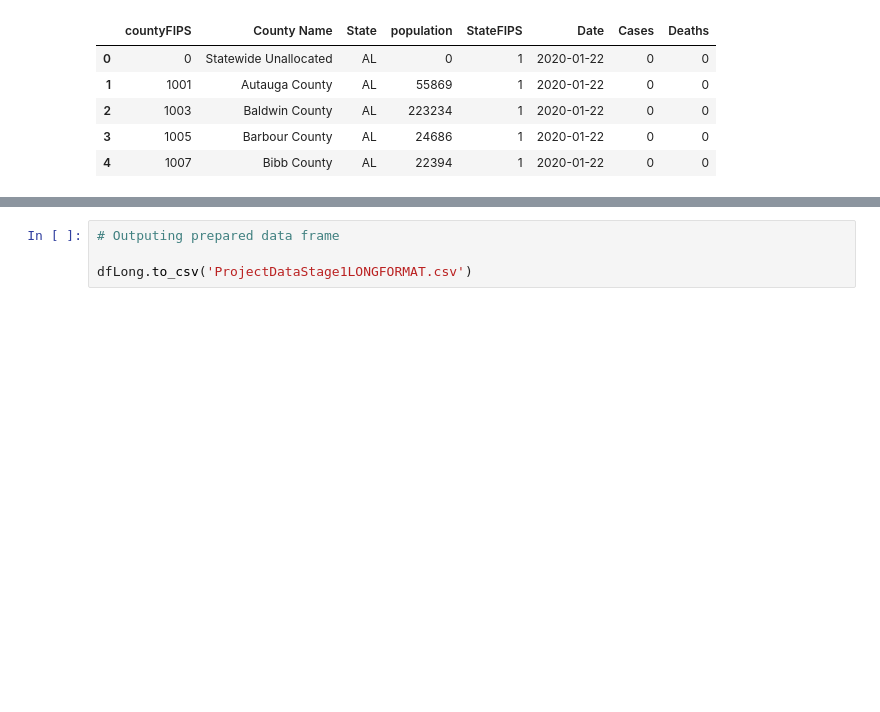
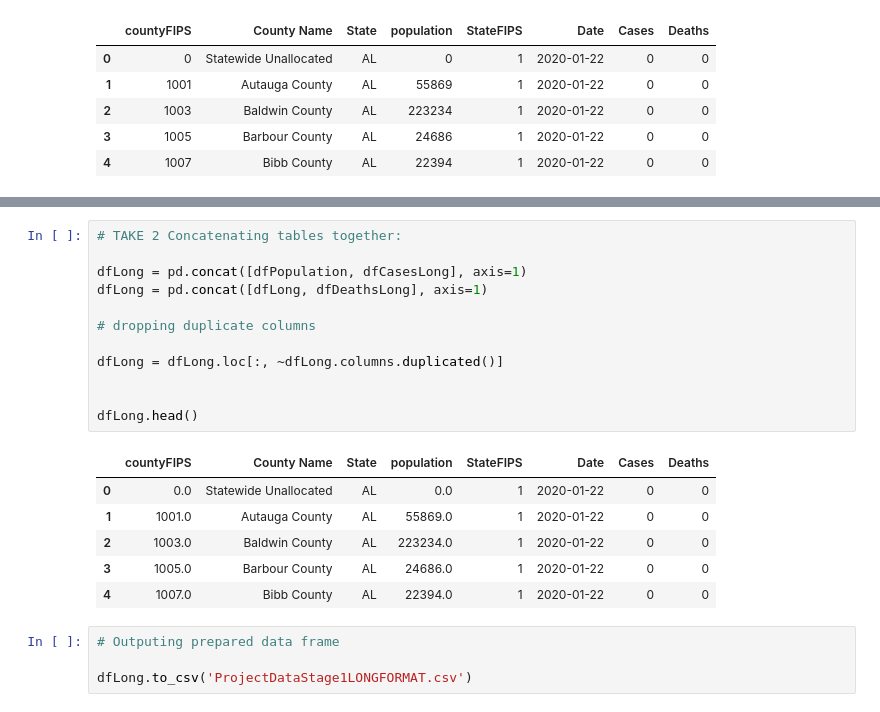
Before and after one commit to mawuliagboklu/DS-Group-, a Jupyter notebook: Stage1-Group7-Task2.ipynb, the cells around one changed output, grey strips where cells are left out. Cells and saved outputs as stored; diff of their text form; blank space fills up the shorter version.

Commit message:
Renamed document to align with rubric
deleted file and replaced it with a new name

```diff
--- a/Stage1-Group7-Task2.ipynb
+++ b/Stage1-Group7-Task2.ipynb
@@ -251,3 +261,22 @@ dfLong.head()
+# %%
+# TAKE 2 Concatenating tables together:
+
+dfLong = pd.concat([dfPopulation, dfCasesLong], axis=1)
+dfLong = pd.concat([dfLong, dfDeathsLong], axis=1)
+
+# dropping duplicate columns
+
+dfLong = dfLong.loc[:, ~dfLong.columns.duplicated()]
+
+
+dfLong.head()
+# %% [output]
+|  | countyFIPS | County Name | State | population | StateFIPS | Date | Cases | Deaths |
+| 0 | 0.0 | Statewide Unallocated | AL | 0.0 | 1 | 2020-01-22 | 0 | 0 |
+| 1 | 1001.0 | Autauga County | AL | 55869.0 | 1 | 2020-01-22 | 0 | 0 |
+| 2 | 1003.0 | Baldwin County | AL | 223234.0 | 1 | 2020-01-22 | 0 | 0 |
+| 3 | 1005.0 | Barbour County | AL | 24686.0 | 1 | 2020-01-22 | 0 | 0 |
+| 4 | 1007.0 | Bibb County | AL | 22394.0 | 1 | 2020-01-22 | 0 | 0 |
 # %%
 # Outputing prepared data frame
 
```
Also changed, not shown: parts of 2 cells of this notebook, 1 other file.
